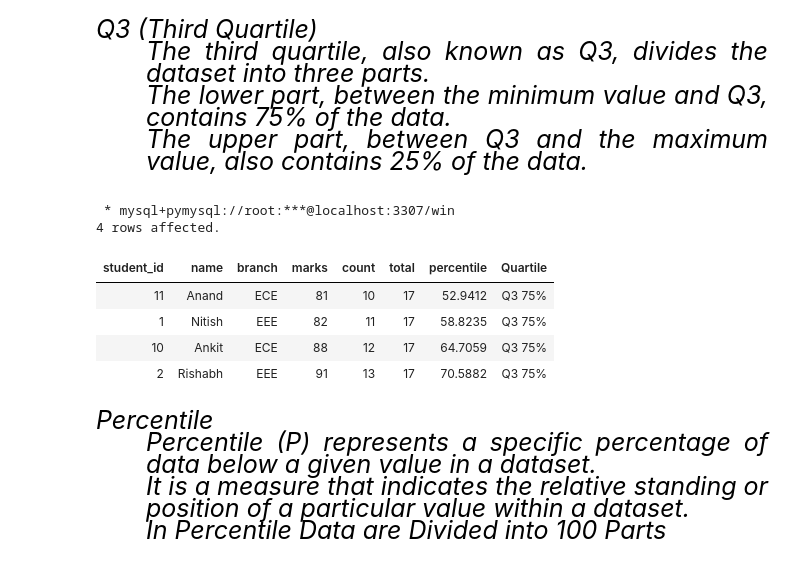
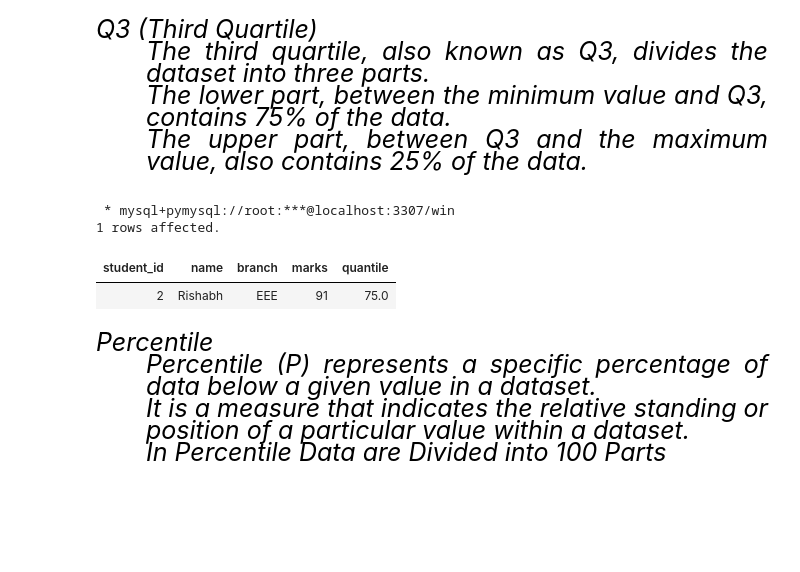
Before and after one commit to Mubeen-Ahmad/python_11, a Jupyter notebook: sql/windows_function_part2.ipynb, the cells around one changed output. Saved outputs shown, nothing was run; the diff lists cells and outputs as text; code cells hidden in the pictures; blank space fills up the shorter version.

```diff
--- a/sql/windows_function_part2.ipynb
+++ b/sql/windows_function_part2.ipynb
@@ -768,40 +721,17 @@ WHERE main.percentile >= 25 AND main.percentile <= 50
 <div style="text-align:justify; color:black; font-size:25px; font-family:Sans-serif; font-style: oblique; text-shadow: 0 0 3px white, 0 0 1px black;">Q3 (Third Quartile)<ul><p>The third quartile, also known as Q3, divides the dataset into three parts.<br> The lower part, between the minimum value and Q3, contains 75% of the data. <br>The upper part, between Q3 and the maximum value, also contains 25% of the data.</p></ul>
 # %%
 %%sql
+SELECT * FROM (
+SELECT * , PERCENT_RANK() OVER (ORDER BY marks ASC) * 100 AS quantile
+FROM student_marks
+    ) t1
 
-SELECT * FROM (
-
-SELECT *,
-( (count-1) / total) * 100 AS percentile,
-
-    CASE
-        WHEN ((count-1) / total) * 100 >= 0 AND ((count-1) / total) * 100 < 25 THEN 'Q1 25%'
-        WHEN ((count-1) / total) * 100 >= 25 AND ((count-1) / total) * 100 < 50 THEN 'Q2 50%'
-        WHEN ((count-1) / total) * 100 >= 50 AND ((count-1) / total) * 100 < 75 THEN 'Q3 75%'
-        WHEN ((count-1) / total) * 100 >= 75 AND ((count-1) / total) * 100 <= 100 THEN 'Q4 100%'
-        ELSE NULL
-    END AS Quartile
-
-FROM
-
-(
-    SELECT *,
-    COUNT(marks) OVER(ORDER BY marks ASC) AS count,
-    COUNT(*) OVER() AS total
-    FROM student_marks
-) t1
-
-) main
-
-WHERE main.percentile >= 50 AND main.percentile <= 75
+WHERE t1.quantile = 75
 # %% [output]
  * mysql+pymysql://root:***@localhost:3307/win
-4 rows affected.
+1 rows affected.
-| student_id | name | branch | marks | count | total | percentile | Quartile |
-| 11 | Anand | ECE | 81 | 10 | 17 | 52.9412 | Q3 75% |
-| 1 | Nitish | EEE | 82 | 11 | 17 | 58.8235 | Q3 75% |
-| 10 | Ankit | ECE | 88 | 12 | 17 | 64.7059 | Q3 75% |
-| 2 | Rishabh | EEE | 91 | 13 | 17 | 70.5882 | Q3 75% |
+| student_id | name | branch | marks | quantile |
+| 2 | Rishabh | EEE | 91 | 75.0 |
 # %% [markdown]
 <div style="text-align:justify; color:black; font-size:25px; font-family:Sans-serif; font-style: oblique; text-shadow: 0 0 3px white, 0 0 1px black;">Percentile<ul><p>Percentile (P) represents a specific percentage of data below a given value in a dataset. <br>It is a measure that indicates the relative standing or position of a particular value within a dataset. <br> In Percentile  Data are Divided into 100 Parts</p></ul>
 # %%
```
Also changed, not shown: parts of 7 cells of this notebook, 9 other files.
